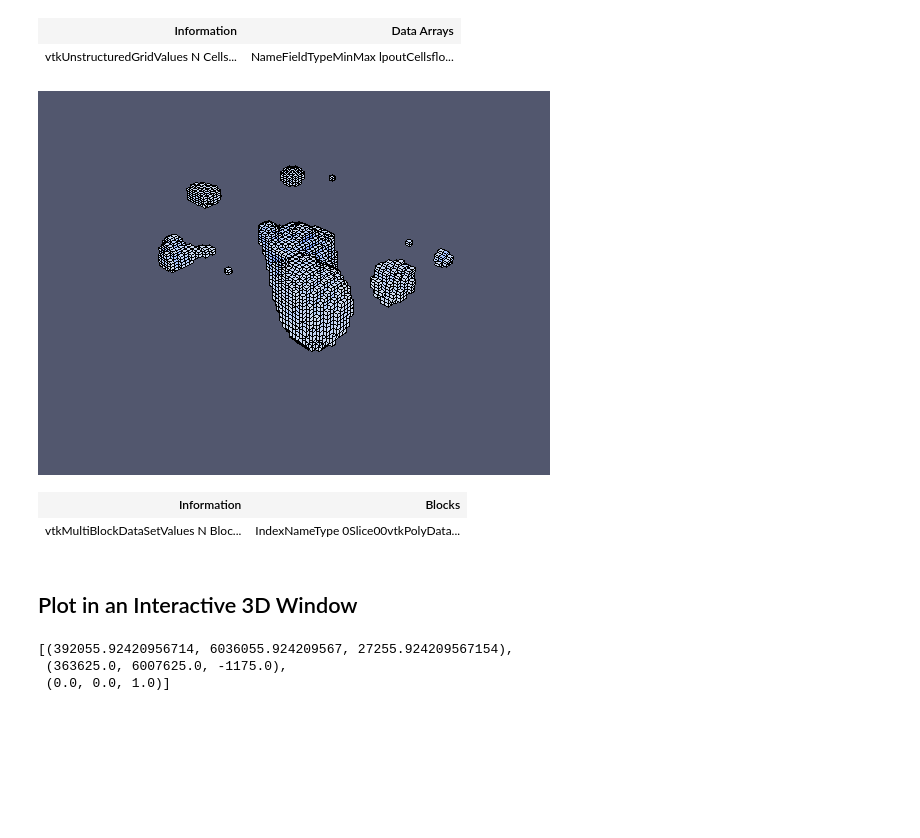
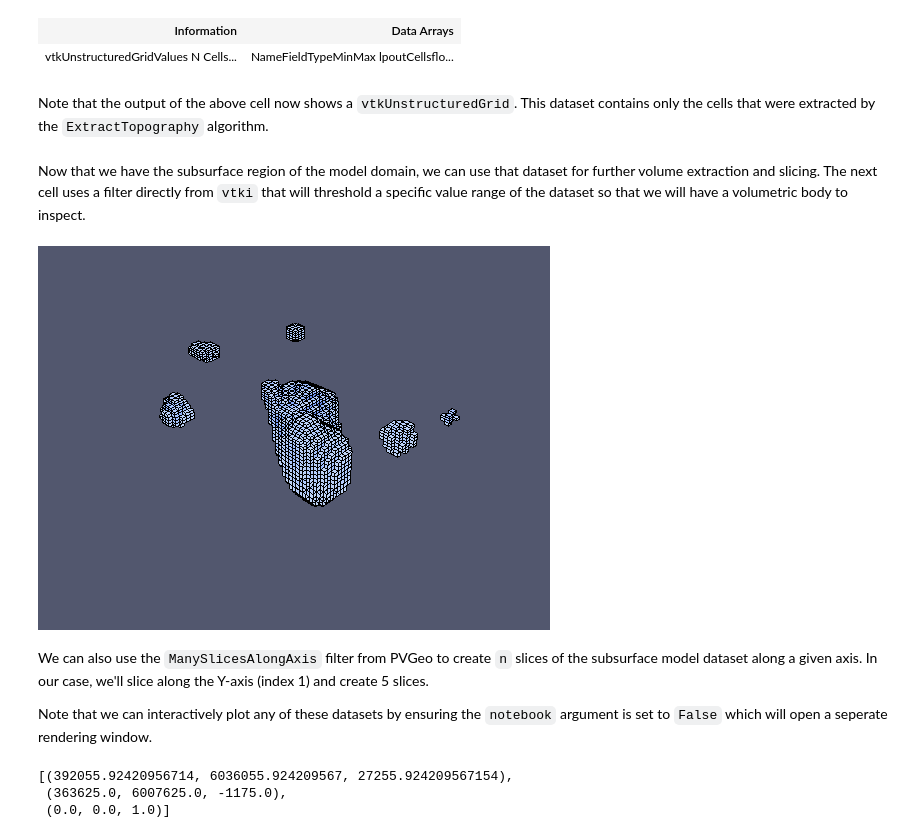
Before and after one commit to OpenGeoVis/PVGeo-Examples, a Jupyter notebook: 3.0 - Using the vtkInterface Package.ipynb, the cells around one changed output. Cells and saved outputs as stored; diff of their text form; code cells hidden in the pictures; blank space fills up the shorter version.

Commit message:
chang vtki notebook to ensure everything is explained and working

```diff
--- a/3.0 - Using the vtkInterface Package.ipynb
+++ b/3.0 - Using the vtkInterface Package.ipynb
@@ -68,6 +77,8 @@ subsurface
 # %% [output]
 | Information | Data Arrays |
 | vtkUnstructuredGridValues N Cells... | NameFieldTypeMinMax lpoutCellsflo... |
+# %% [markdown]
+Note that the output of the above cell now shows a `vtkUnstructuredGrid`. This dataset contains only the cells that were extracted by the `ExtractTopography` algorithm.
 # %%
 # Get the scalar range to plot everything the same way
 arr = PVGeo.getArray(subsurface, 'lpout')
@@ -75,22 +87,25 @@ rng = np.nanmin(arr), np.nanmax(arr)
+# %% [markdown]
+Now that we have the subsurface region of the model domain, we can use that dataset for further volume extraction and slicing. The next cell uses a filter directly from `vtki` that will threshold a specific value range of the dataset so that we will have a volumetric body to inspect.
 # %%
-# threshold using vtki on a pecific value
-low = subsurface.threshold(-0.2, 'lpout', invert=True)
+# threshold using vtki on a specific value
+# NOTE: this is on vtki v0.14.1 which might not be public
+# low = subsurface.threshold(-0.2, 'lpout', invert=True)
+# low.plot(rng=rng, window_size=[1024//2, 768//2])
+
+# If the above filter will not run, use the PVGeo percent threshold agian
+low = PercentThreshold(percent=40, invert=True).Apply(subsurface, 'lpout')
 low.plot(rng=rng, window_size=[1024//2, 768//2])
 # %% [output]
-[figure, old version]
+[figure, new version]
+# %% [markdown]
+We can also use the `ManySlicesAlongAxis` filter from PVGeo to create `n` slices of the subsurface model dataset along a given axis. In our case, we'll slice along the Y-axis (index 1) and create 5 slices.
+
+Note that we can interactively plot any of these datasets by ensuring the `notebook` argument is set to `False` which will open a seperate rendering window.
 # %%
 # Slice the subsurface model
 sliced = ManySlicesAlongAxis(numSlices=5, axis=1).Apply(subsurface)
-sliced
+sliced.plot(rng=rng, notebook=False)
 # %% [output]
-| Information | Blocks |
-| vtkMultiBlockDataSetValues N Bloc... | IndexNameType 0Slice00vtkPolyData... |
+[(392055.92420956714, 6036055.924209567, 27255.924209567154),
+ (363625.0, 6007625.0, -1175.0),
+ (0.0, 0.0, 1.0)]
-# %% [markdown]
-## Plot in an Interactive 3D Window
-# %%
-# plot a single dataset
-sliced.plot(scalars='lpout', notebook=False, )
-# %% [output]
-[(392055.92420956714, 6036055.924209567, 27255.924209567154),
- (363625.0, 6007625.0, -1175.0),
- (0.0, 0.0, 1.0)]
```
Also changed, not shown: parts of 7 cells of this notebook.
